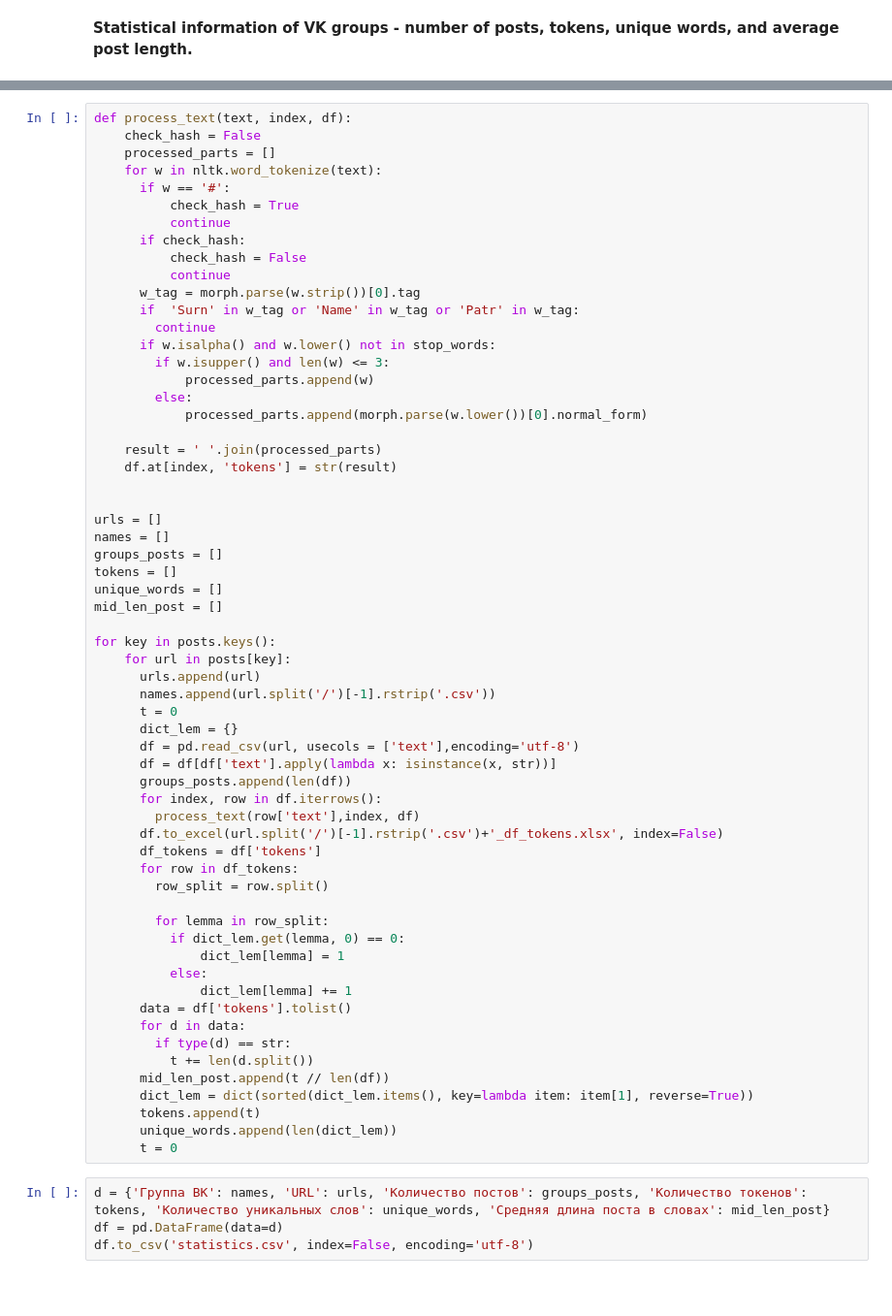
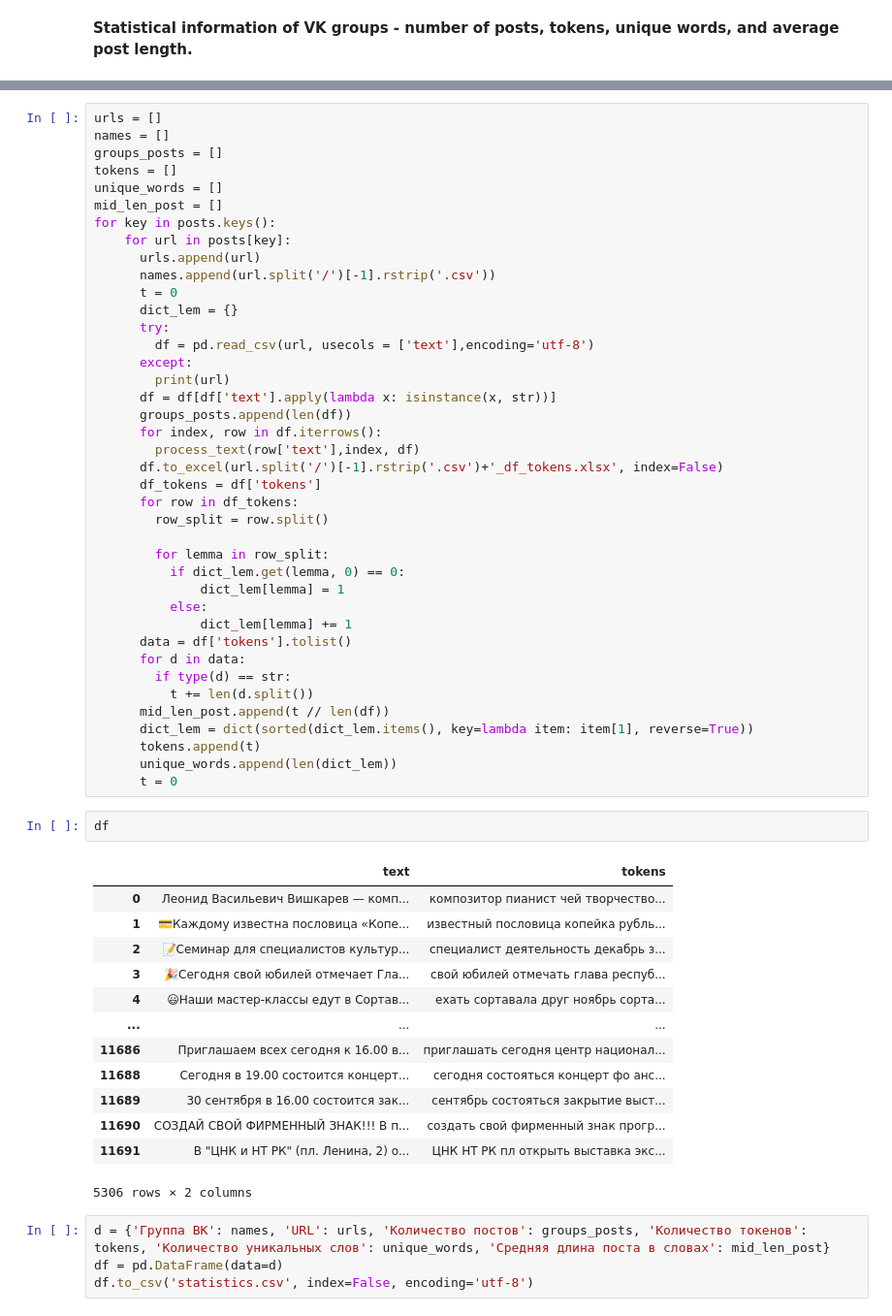
Before and after one commit to componavt/sns4human, a Jupyter notebook: src/vk/nlp/statistics.ipynb, the cells around one changed output, grey strips where cells are left out. Shown: that part at 97% size. Drawn from its saved outputs; the diff is of its cells as text; blank space fills up the shorter version.

```diff
--- a/src/vk/nlp/statistics.ipynb
+++ b/src/vk/nlp/statistics.ipynb
@@ -56,41 +78,20 @@ posts = {
 # %%
-def process_text(text, index, df):
-    check_hash = False
-    processed_parts = []
-    for w in nltk.word_tokenize(text):
-      if w == '#':
-          check_hash = True
-          continue
-      if check_hash:
-          check_hash = False
-          continue
-      w_tag = morph.parse(w.strip())[0].tag
-      if  'Surn' in w_tag or 'Name' in w_tag or 'Patr' in w_tag:
-        continue
-      if w.isalpha() and w.lower() not in stop_words:
-        if w.isupper() and len(w) <= 3:
-            processed_parts.append(w)
-        else:
-            processed_parts.append(morph.parse(w.lower())[0].normal_form)
-
-    result = ' '.join(processed_parts)
-    df.at[index, 'tokens'] = str(result)
-
-
 urls = []
 names = []
 groups_posts = []
 tokens = []
 unique_words = []
 mid_len_post = []
-
 for key in posts.keys():
     for url in posts[key]:
       urls.append(url)
       names.append(url.split('/')[-1].rstrip('.csv'))
       t = 0
       dict_lem = {}
-      df = pd.read_csv(url, usecols = ['text'],encoding='utf-8')
+      try:
+        df = pd.read_csv(url, usecols = ['text'],encoding='utf-8')
+      except:
+        print(url)
       df = df[df['text'].apply(lambda x: isinstance(x, str))]
       groups_posts.append(len(df))
       for index, row in df.iterrows():
@@ -114,6 +115,22 @@ for key in posts.keys():
       tokens.append(t)
       unique_words.append(len(dict_lem))
       t = 0
+# %%
+df
+# %% [output]
+|  | text | tokens |
+| 0 | Леонид Васильевич Вишкарев — комп... | композитор пианист чей творчество... |
+| 1 | 💳Каждому известна пословица «Копе... | известный пословица копейка рубль... |
+| 2 | 📝Семинар для специалистов культур... | специалист деятельность декабрь з... |
+| 3 | 🎉Сегодня свой юбилей отмечает Гла... | свой юбилей отмечать глава респуб... |
+| 4 | 😃Наши мастер-классы едут в Сортав... | ехать сортавала друг ноябрь сорта... |
+| ... | ... | ... |
+| 11686 | Приглашаем всех сегодня к 16.00 в... | приглашать сегодня центр национал... |
+| 11688 | Сегодня в 19.00 состоится концерт... | сегодня состояться концерт фо анс... |
+| 11689 | 30 сентября в 16.00 состоится зак... | сентябрь состояться закрытие выст... |
+| 11690 | СОЗДАЙ СВОЙ ФИРМЕННЫЙ ЗНАК!!! В п... | создать свой фирменный знак прогр... |
+| 11691 | В "ЦНК и НТ РК" (пл. Ленина, 2) о... | ЦНК НТ РК пл открыть выставка экс... |
+5306 rows × 2 columns
 # %%
 d = {'Группа ВК': names, 'URL': urls, 'Количество постов': groups_posts, 'Количество токенов': tokens, 'Количество уникальных слов': unique_words, 'Средняя длина поста в словах': mid_len_post}
 df = pd.DataFrame(data=d)
```
Also changed, not shown: parts of 4 cells of this notebook.
